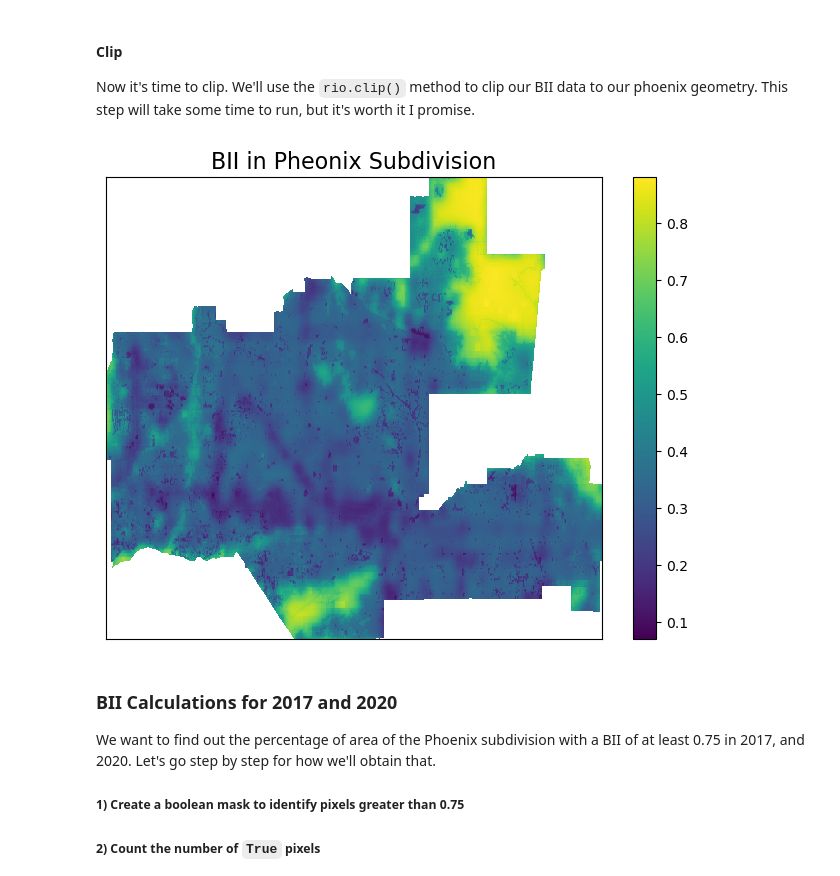
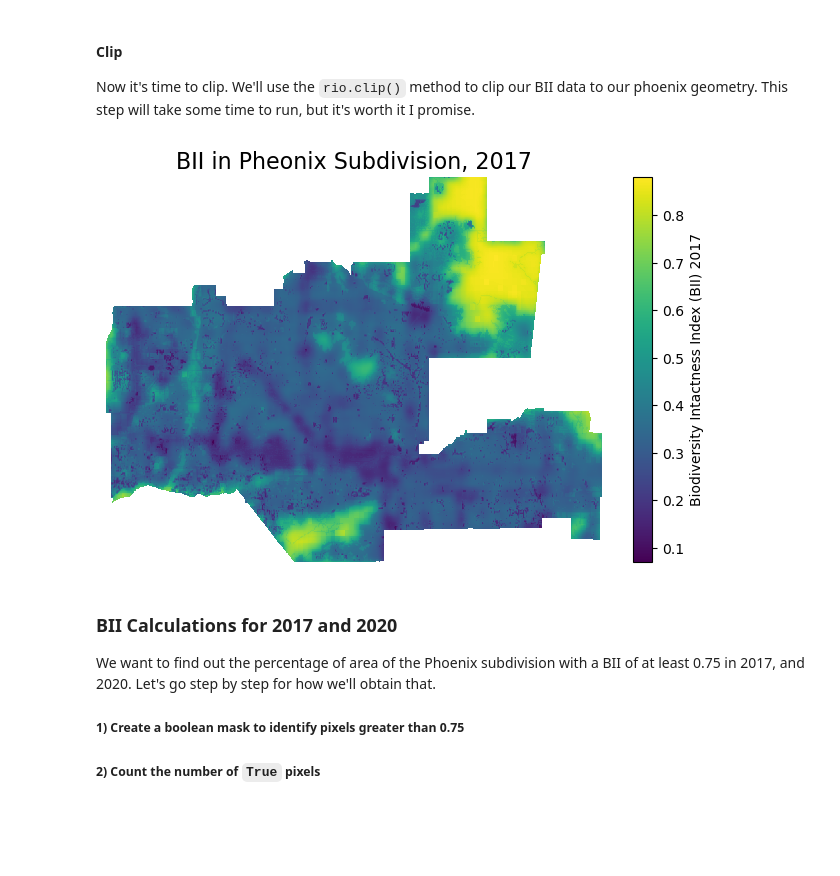
Before and after one commit to ht-oliver/biodiversity-phoenix, a Jupyter notebook: analysis.ipynb, the cells around one changed output. Saved outputs shown, nothing was run; the diff lists cells and outputs as text; code cells hidden in the pictures; blank space fills up the shorter version.

Commit message:
slight change to figures

```diff
--- a/analysis.ipynb
+++ b/analysis.ipynb
@@ -221,22 +221,20 @@ BII_2020_clipped = item_data_2020.rio.clip(phoenix.geometry, phoenix.crs)
 # %%
 # Check if our clip worked
 # Set up axes
-fig, ax = plt.subplots(figsize=(8, 6))
-BII_2017_clipped.plot(ax=ax)  # Plot BII
+fig, ax = plt.subplots(figsize=(8, 5))
+bii_2017 = BII_2017_clipped.plot(ax=ax)  # Plot BII
 
-# Removes axis ticks
-ax.set_xticks([])
-ax.set_yticks([])
+bii_2017.colorbar.set_label('Biodiversity Intactness Index (BII) 2017')
 
-# Remove axis labels
-ax.set_xlabel('')
-ax.set_ylabel('')
+# Remove axis
+ax.axis('off')
+
 
 # Title
-ax.set_title("BII in Pheonix Subdivision", fontsize = 16)
+ax.set_title("BII in Pheonix Subdivision, 2017", fontsize = 16)
 plt.show()
 # %% [output]
-[figure, old version]
+[figure, new version]
 # %% [markdown]
 ### BII Calculations for 2017 and 2020
 
```
